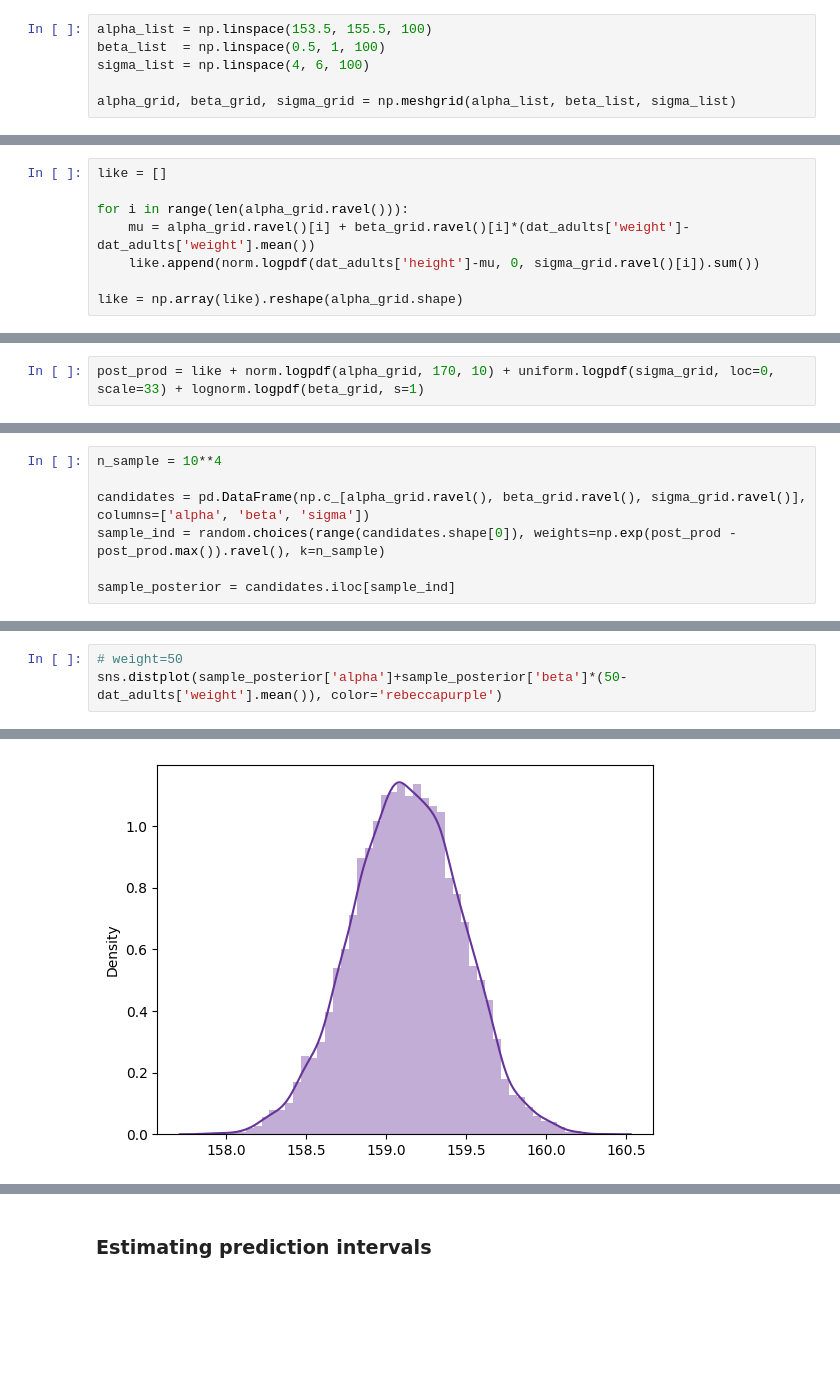
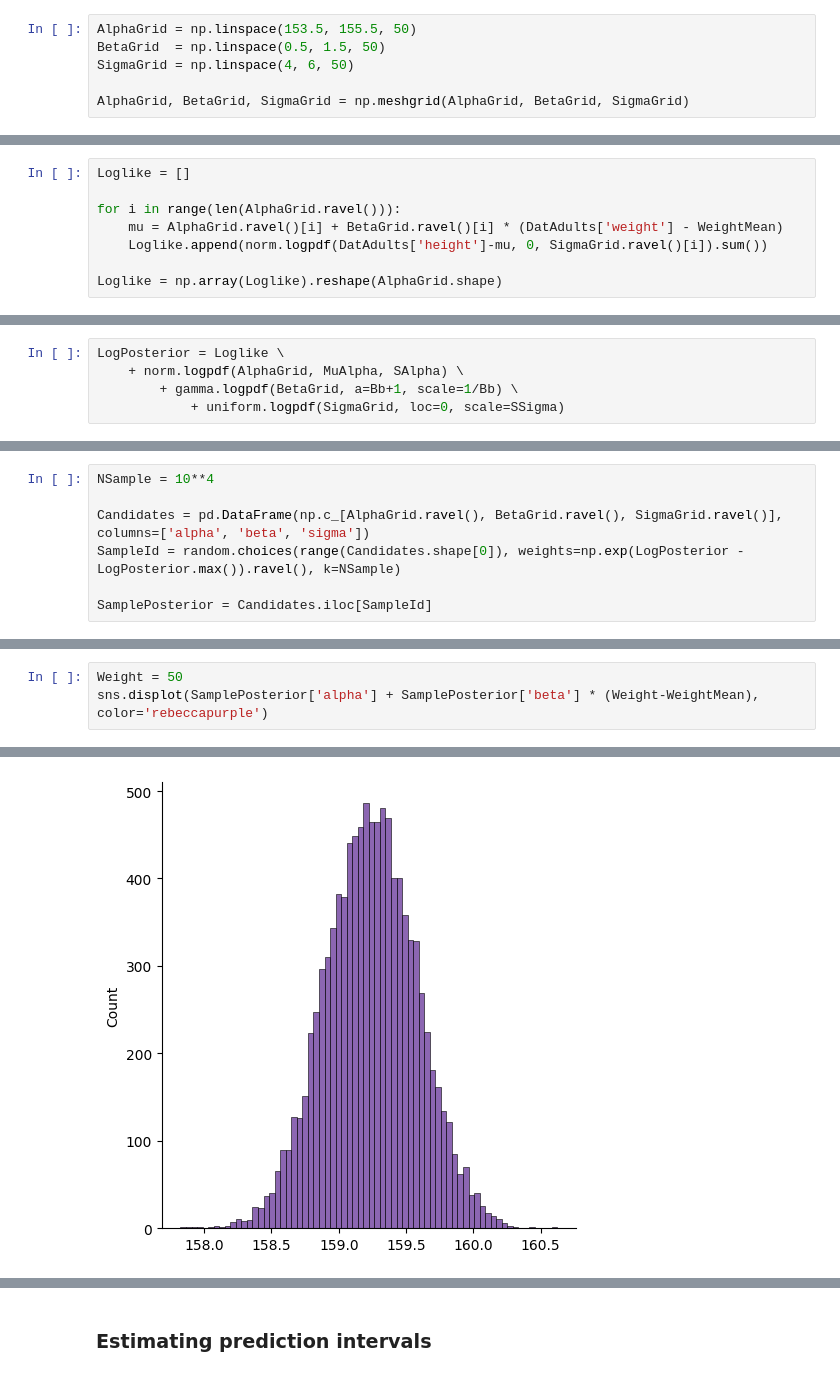
Before and after one commit to IrvingGomez/BayesianStatistics, a Jupyter notebook: Codes/10_HeightRegressionGrid.ipynb, the cells around one changed output, grey strips where cells are left out. Saved outputs shown, nothing was run; the diff lists cells and outputs as text; blank space fills up the shorter version.

```diff
--- a/Codes/10_HeightRegressionGrid.ipynb
+++ b/Codes/10_HeightRegressionGrid.ipynb
@@ -72,6 +70,6 @@ plt.axhline(270, linestyle='--', color='red')
 # %%
-alpha_list = np.linspace(153.5, 155.5, 100)
-beta_list  = np.linspace(0.5, 1, 100)
-sigma_list = np.linspace(4, 6, 100)
+AlphaGrid = np.linspace(153.5, 155.5, 50)
+BetaGrid  = np.linspace(0.5, 1.5, 50)
+SigmaGrid = np.linspace(4, 6, 50)
 
-alpha_grid, beta_grid, sigma_grid = np.meshgrid(alpha_list, beta_list, sigma_list)
+AlphaGrid, BetaGrid, SigmaGrid = np.meshgrid(AlphaGrid, BetaGrid, SigmaGrid)
@@ -78,8 +78,8 @@ alpha_grid, beta_grid, sigma_grid = np.meshgrid(alpha_list, beta_list, sigma_lis
 # %%
-like = []
+Loglike = []
 
-for i in range(len(alpha_grid.ravel())):
-    mu = alpha_grid.ravel()[i] + beta_grid.ravel()[i]*(dat_adults['weight']-dat_adults['weight'].mean())
-    like.append(norm.logpdf(dat_adults['height']-mu, 0, sigma_grid.ravel()[i]).sum())
+for i in range(len(AlphaGrid.ravel())):
+    mu = AlphaGrid.ravel()[i] + BetaGrid.ravel()[i] * (DatAdults['weight'] - WeightMean)
+    Loglike.append(norm.logpdf(DatAdults['height']-mu, 0, SigmaGrid.ravel()[i]).sum())
 
-like = np.array(like).reshape(alpha_grid.shape)
+Loglike = np.array(Loglike).reshape(AlphaGrid.shape)
@@ -86,3 +88,6 @@ like = np.array(like).reshape(alpha_grid.shape)
 # %%
-post_prod = like + norm.logpdf(alpha_grid, 170, 10) + uniform.logpdf(sigma_grid, loc=0, scale=33) + lognorm.logpdf(beta_grid, s=1)
+LogPosterior = Loglike \
+    + norm.logpdf(AlphaGrid, MuAlpha, SAlpha) \
+        + gamma.logpdf(BetaGrid, a=Bb+1, scale=1/Bb) \
+            + uniform.logpdf(SigmaGrid, loc=0, scale=SSigma)
 # %% [markdown]
@@ -90,8 +95,8 @@ post_prod = like + norm.logpdf(alpha_grid, 170, 10) + uniform.logpdf(sigma_grid,
 # %%
-n_sample = 10**4
+NSample = 10**4
 
-candidates = pd.DataFrame(np.c_[alpha_grid.ravel(), beta_grid.ravel(), sigma_grid.ravel()], columns=['alpha', 'beta', 'sigma'])
-sample_ind = random.choices(range(candidates.shape[0]), weights=np.exp(post_prod - post_prod.max()).ravel(), k=n_sample)
+Candidates = pd.DataFrame(np.c_[AlphaGrid.ravel(), BetaGrid.ravel(), SigmaGrid.ravel()], columns=['alpha', 'beta', 'sigma'])
+SampleId = random.choices(range(Candidates.shape[0]), weights=np.exp(LogPosterior - LogPosterior.max()).ravel(), k=NSample)
 
-sample_posterior = candidates.iloc[sample_ind]
+SamplePosterior = Candidates.iloc[SampleId]
 # %%
@@ -168,4 +165,4 @@ _ = plt.plot([x_min, x_max],
 # %%
-# weight=50
-sns.distplot(sample_posterior['alpha']+sample_posterior['beta']*(50-dat_adults['weight'].mean()), color='rebeccapurple')
+Weight = 50
+sns.displot(SamplePosterior['alpha'] + SamplePosterior['beta'] * (Weight-WeightMean), color='rebeccapurple')
 # %% [output]
@@ -173 +170 @@ sns.distplot(sample_posterior['alpha']+sample_posterior['beta']*(50-dat_adults['
-[figure, old version]
+[figure, new version]
```
Also changed, not shown: parts of 46 cells of this notebook, 7 other files.
